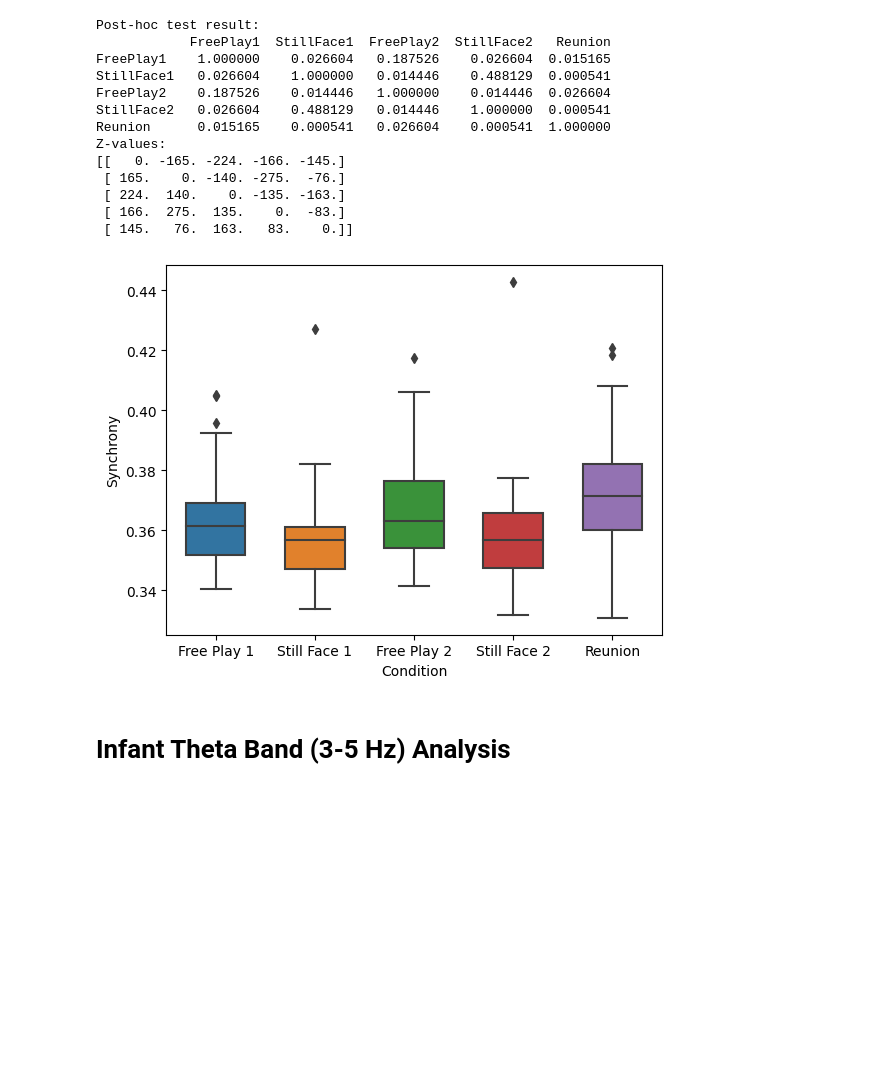
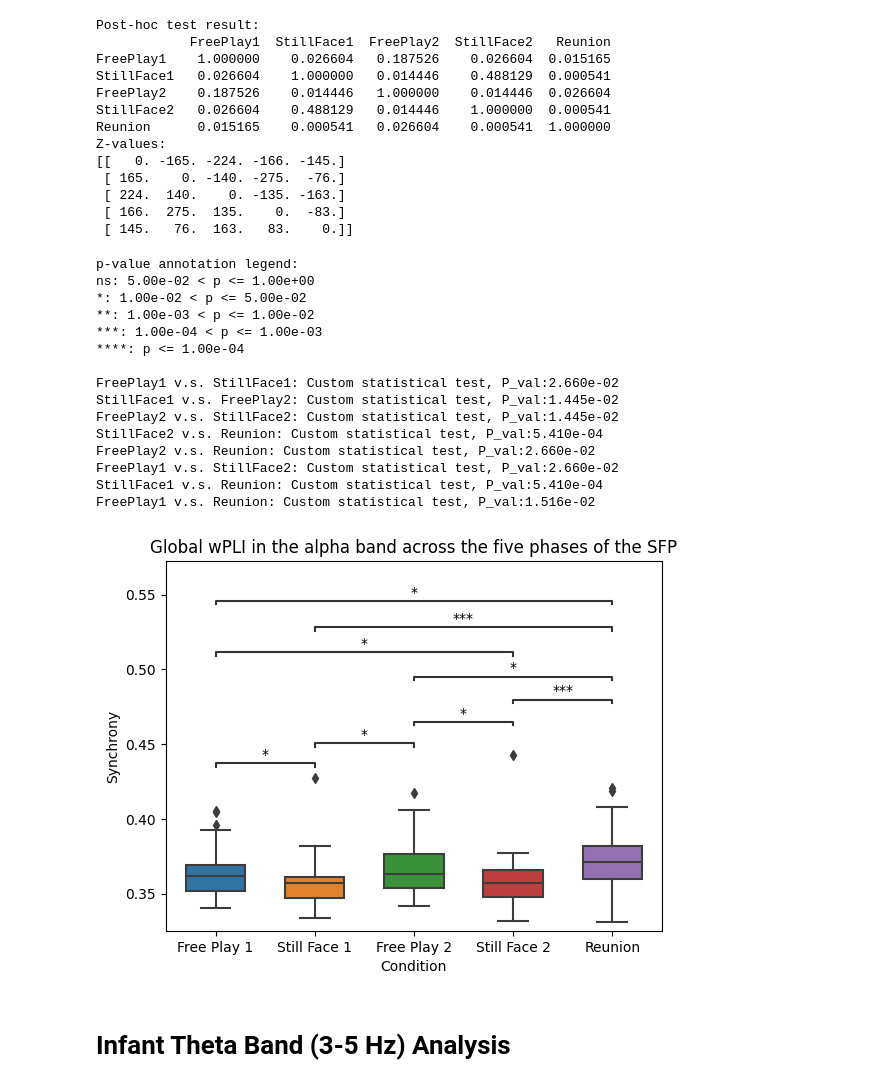
Before and after one commit to m-agat/mother_infant_neural_synchrony, a Jupyter notebook: statistical_analysis_wpli.ipynb, the cells around one changed output. Saved outputs shown, nothing was run; the diff lists cells and outputs as text; code cells hidden in the pictures; blank space fills up the shorter version.

Commit message:
improve stat analysis

```diff
--- a/statistical_analysis_wpli.ipynb
+++ b/statistical_analysis_wpli.ipynb
@@ -228,11 +233,35 @@ Z-values:
  [ 145.   76.  163.   83.    0.]]
 # %%
 ax = sns.boxplot(data = df_melted_alpha, x = 'Condition', y = 'Synchrony', width = 0.6)
+ax.set_title('Global wPLI in the alpha band across the five phases of the SFP')
 ax.set_xticklabels(['Free Play 1', 'Still Face 1', 'Free Play 2', 'Still Face 2', 'Reunion'])
+add_stat_annotation(ax, data = df_melted_alpha, x = 'Condition', y = 'Synchrony',
+                    box_pairs = [('FreePlay1', 'StillFace1'), ("FreePlay1", "StillFace2"), ("FreePlay1", "Reunion"), ('StillFace1', 'FreePlay2'),
+                                 ('StillFace1', 'Reunion'), ("FreePlay2", "StillFace2"), ("FreePlay2", "Reunion"), ('StillFace2', 'Reunion')
+                                 ],
+                    perform_stat_test=False,
+                    pvalues=[0.026604, 0.026604, 0.015165, 0.014446, 0.000541, 0.014446, 0.026604, 0.000541],
+                    text_format = 'star',
+)
 
-ax.figure.savefig("alpha_results.png")
+ax.figure.savefig("alpha_results_wpli.png")
 # %% [output]
+p-value annotation legend:
+ns: 5.00e-02 < p <= 1.00e+00
+*: 1.00e-02 < p <= 5.00e-02
+**: 1.00e-03 < p <= 1.00e-02
+***: 1.00e-04 < p <= 1.00e-03
+****: p <= 1.00e-04
+
+FreePlay1 v.s. StillFace1: Custom statistical test, P_val:2.660e-02
+StillFace1 v.s. FreePlay2: Custom statistical test, P_val:1.445e-02
+FreePlay2 v.s. StillFace2: Custom statistical test, P_val:1.445e-02
+StillFace2 v.s. Reunion: Custom statistical test, P_val:5.410e-04
+FreePlay2 v.s. Reunion: Custom statistical test, P_val:2.660e-02
+FreePlay1 v.s. StillFace2: Custom statistical test, P_val:2.660e-02
+StillFace1 v.s. Reunion: Custom statistical test, P_val:5.410e-04
+FreePlay1 v.s. Reunion: Custom statistical test, P_val:1.516e-02
-[figure, old version]
+[figure, new version]
 # %% [markdown]
 # Infant Theta Band (3-5 Hz) Analysis
 # %%
```
Also changed, not shown: parts of 7 cells of this notebook, 3 other files.
